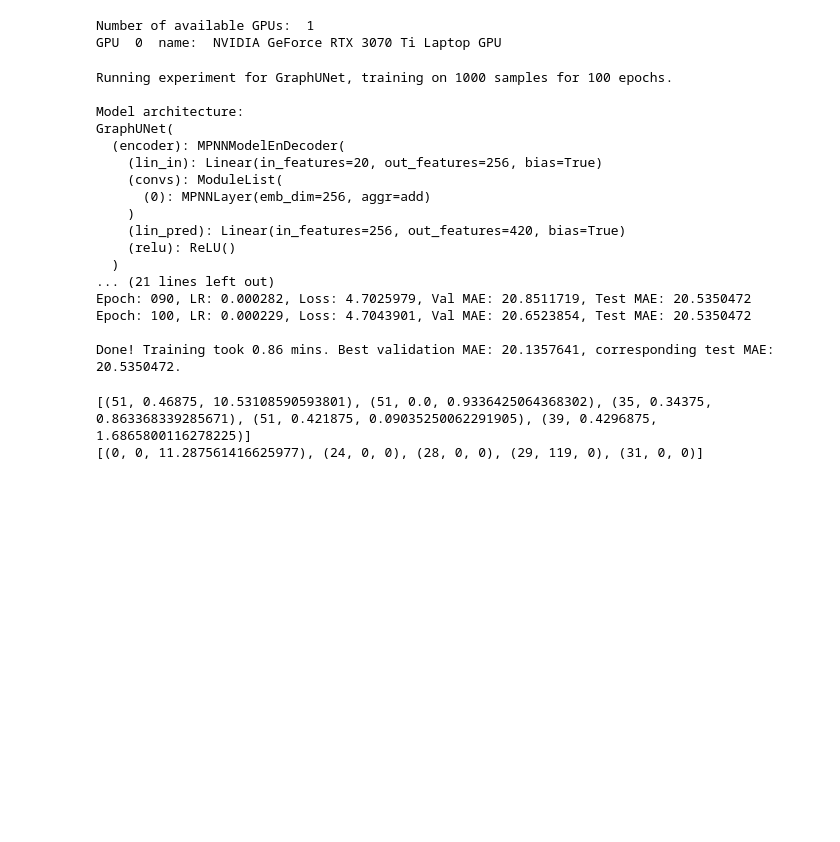
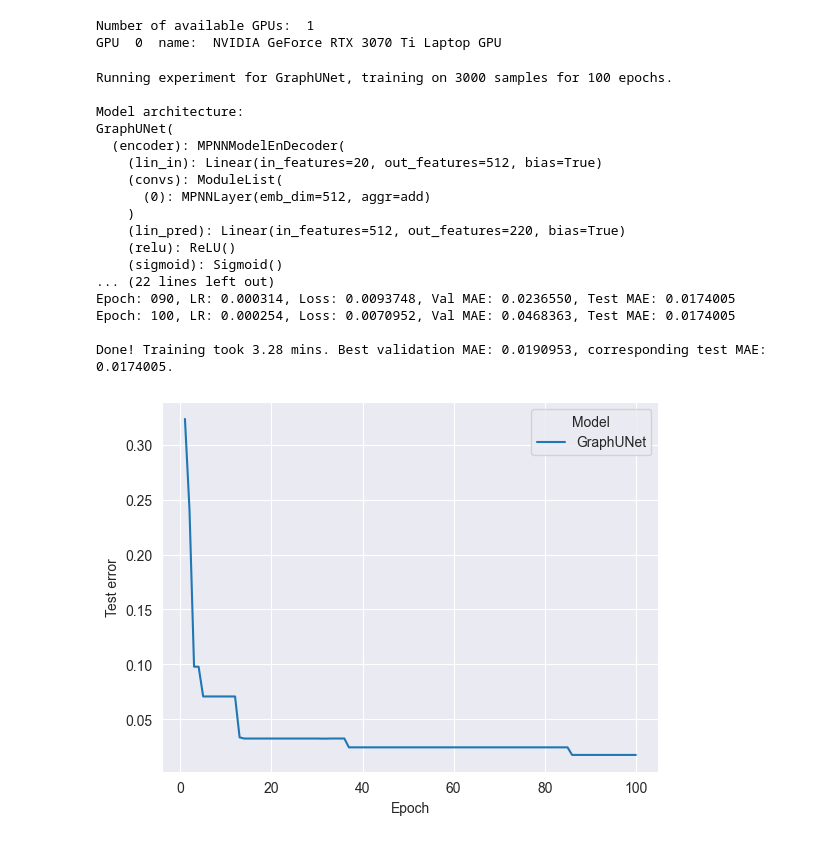
Before and after one commit to Vinnesta/l45-music-gnn, a Jupyter notebook: Graph U-Net/UNET_Converter.ipynb, the cells around one changed output. Saved outputs shown, nothing was run; the diff lists cells and outputs as text; code cells hidden in the pictures; blank space fills up the shorter version.

Commit message:
music results and UNET - UN codes

```diff
--- a/Graph U-Net/UNET_Converter.ipynb
+++ b/Graph U-Net/UNET_Converter.ipynb
@@ -177,6 +197,7 @@ class MPNNModelEnDecoder(Module):
         self.lin_pred = Linear(emb_dim, out_node_count * out_feature_dim)
         # n nodes in the graph
         self.relu = nn.ReLU()
+        self.sigmoid = nn.Sigmoid()
 
     def forward(self, data):
         h = self.lin_in(data.x)  # (n, d_n) -> (n, d)
@@ -190,7 +211,7 @@ class MPNNModelEnDecoder(Module):
         out_matrix = out_feature_matrix.view(-1, self.out_node_count, self.out_feature_dim)
         out_matrix[:, 0, :] = self.relu(out_matrix[:, 0, :])
 
-        out_matrix[:, 1:, :] = out_matrix[:, 1:, :]
+        out_matrix[:, 1:, :] = self.sigmoid(out_matrix[:, 1:, :])
         return out_matrix
 # %%
 class GraphUNet(Module):
@@ -198,7 +219,6 @@ class GraphUNet(Module):
         super().__init__()
         self.encoder = MPNNModelEnDecoder( in_node_count, num_layers, emb_dim, in_feature_dim , edge_dim, out_node_count= out_node_count, out_feature_dim= out_feature_dim)
         self.decoder = MPNNModelEnDecoder(out_node_count, num_layers, emb_dim, out_feature_dim, edge_dim, out_node_count= in_node_count , out_feature_dim= 1)
-        self.sigmoid = nn.Sigmoid()
 
     def forward(self, data):
         h_encoded = self.encoder(data)
@@ -215,8 +235,6 @@ class GraphUNet(Module):
 
         data_encoded = Data(x=h_encoded.view(-1, self.encoder.out_feature_dim), batch=batch_decoded, edge_index=edge_index_batch, edge_attr=edge_attr_batch)
         h_decoded = self.decoder(data_encoded).squeeze(-1)
-        h_decoded[:, 1:] = self.sigmoid(h_decoded[:, 1:])
-        #.squeeze().view(-1)
 
         return h_decoded, h_encoded
 # %%
@@ -232,12 +250,20 @@ def train(model, train_loader, optimizer, device):
         data = data.to(device)
         optimizer.zero_grad()
         y_pred, encoded_matrix = model(data)
-        data.y = data.y.view(y_pred.shape[0],-1)
+        data.y = data.y.view(y_pred.shape[0], -1)
+
         # Timestep loss
         timestep_loss = F.mse_loss(y_pred[:, 0], data.y[:, 0])
 
-        key_on_loss = F.mse_loss(y_pred[:, 1:], data.y[:, 1:])
-        loss = timestep_loss * 1.5 + key_on_loss
+        # key velocity loss
+        key_on_loss = 0
+        if BINARY_VELOCITY:
+            key_on_loss = F.binary_cross_entropy(y_pred[:, 1:], data.y[:, 1:])
+        else:
+            key_on_loss = F.mse_loss(y_pred[:, 1:], data.y[:, 1:])
+
+        # total loss
+        loss = timestep_loss * 0.5 + key_on_loss * 4
         loss.backward()
         loss_all += loss.item() * data.num_graphs
         optimizer.step()
@@ -256,9 +282,8 @@ def eval(model, loader, device):
             # Mean Absolute Error for timesteps
             timestep_error = (y_pred[:, 0] - data.y[:, 0]).abs().sum().item()
 
-            # Binary predictions for key velocities and their error
-            y_pred_binary = (y_pred[:, 1:] > 0.5).float()
-            key_velocity_error = (y_pred_binary - data.y[:, 1:]).abs().sum().item()
+            # predictions for key velocities and their error
+            key_velocity_error = 0 #(y_pred[:, 1:] - data.y[:, 1:]).abs().sum().item()
 
             # Total error
             error += timestep_error + key_velocity_error
@@ -316,7 +341,7 @@ def run_experiment(model, model_name, train_loader, val_loader, test_loader, n_e
 
     return best_val_error, test_error, train_time, perf_per_epoch
 # %%
-model = GraphUNet(num_layers=1, emb_dim=256, in_feature_dim = SEQ_FEATURE_LENGTH, edge_dim=1, out_node_count = MINI_GRAPH, out_feature_dim=SEQ_FEATURE_LENGTH, in_node_count=89)
+model = GraphUNet(num_layers=1, emb_dim=512, in_feature_dim = SEQ_FEATURE_LENGTH, edge_dim=1, out_node_count = MINI_GRAPH, out_feature_dim=SEQ_FEATURE_LENGTH, in_node_count=89)
 model_name = type(model).__name__
 best_val_error, test_error, train_time, perf_per_epoch = run_experiment(
     model,
@@ -329,23 +354,29 @@ best_val_error, test_error, train_time, perf_per_epoch = run_experiment(
 df_temp = pd.DataFrame(perf_per_epoch, columns=["Test error", "Val error", "Epoch", "Model"])
 DF_RESULTS = DF_RESULTS.append(df_temp, ignore_index=True)
 # %% [output]
-Running experiment for GraphUNet, training on 1000 samples for 100 epochs.
+Running experiment for GraphUNet, training on 3000 samples for 100 epochs.
 
 Model architecture:
 GraphUNet(
   (encoder): MPNNModelEnDecoder(
-    (lin_in): Linear(in_features=20, out_features=256, bias=True)
+    (lin_in): Linear(in_features=20, out_features=512, bias=True)
     (convs): ModuleList(
-      (0): MPNNLayer(emb_dim=256, aggr=add)
+      (0): MPNNLayer(emb_dim=512, aggr=add)
     )
-    (lin_pred): Linear(in_features=256, out_features=420, bias=True)
+    (lin_pred): Linear(in_features=512, out_features=220, bias=True)
     (relu): ReLU()
-  )
-... (21 lines left out)
-Epoch: 090, LR: 0.000282, Loss: 4.7025979, Val MAE: 20.8511719, Test MAE: 20.5350472
-Epoch: 100, LR: 0.000229, Loss: 4.7043901, Val MAE: 20.6523854, Test MAE: 20.5350472
+    (sigmoid): Sigmoid()
+... (22 lines left out)
+Epoch: 090, LR: 0.000314, Loss: 0.0093748, Val MAE: 0.0236550, Test MAE: 0.0174005
+Epoch: 100, LR: 0.000254, Loss: 0.0070952, Val MAE: 0.0468363, Test MAE: 0.0174005
 
-Done! Training took 0.86 mins. Best validation MAE: 20.1357641, corresponding test MAE: 20.5350472.
+Done! Training took 3.28 mins. Best validation MAE: 0.0190953, corresponding test MAE: 0.0174005.
+# %%
+#for i in range(2,3):
+p = sns.lineplot(x="Epoch", y=f"Test error", hue="Model", data=DF_RESULTS)
+plt.show()
+# %% [output]
+[figure, added]
 # %%
 graph_output_list = []
 
@@ -372,10 +412,4 @@ def extract_tuples(pressed_keys):
                 extracted_data_tuples.append((x, 0, 0))
     return extracted_data_tuples
 extrated_tuples = extract_tuples(graph_output_list)
-# %%
-print(data_tuples[0:5])
-print(extrated_tuples[0:5])
-# %% [output]
-[(51, 0.46875, 10.53108590593801), (51, 0.0, 0.9336425064368302), (35, 0.34375, 0.863368339285671), (51, 0.421875, 0.09035250062291905), (39, 0.4296875, 1.6865800116278225)]
-[(0, 0, 11.287561416625977), (24, 0, 0), (28, 0, 0), (29, 119, 0), (31, 0, 0)]
 # %%
```
Also changed, not shown: parts of 11 cells of this notebook, 6 other files.
